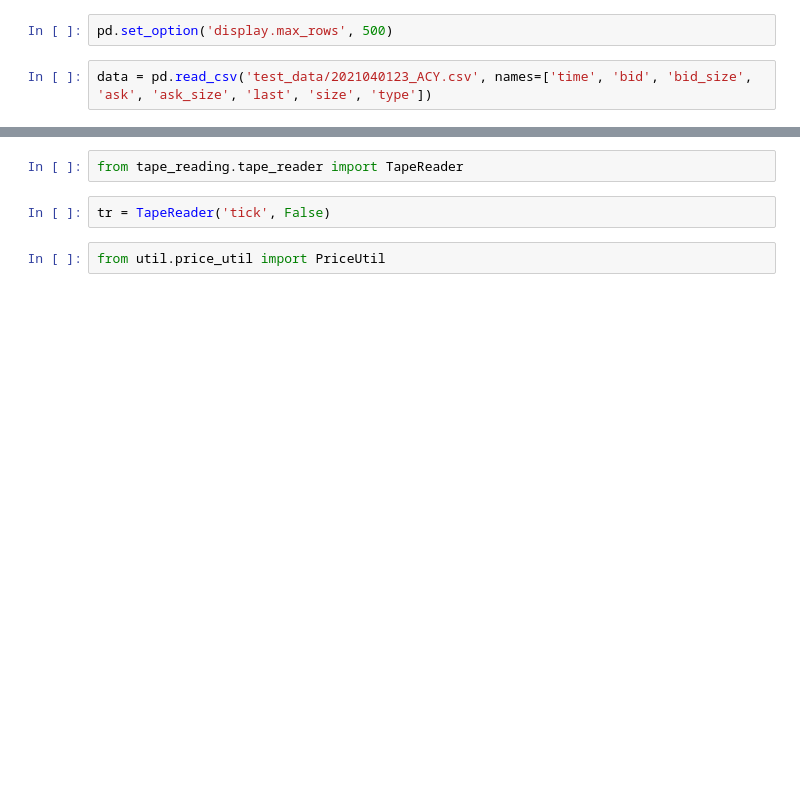
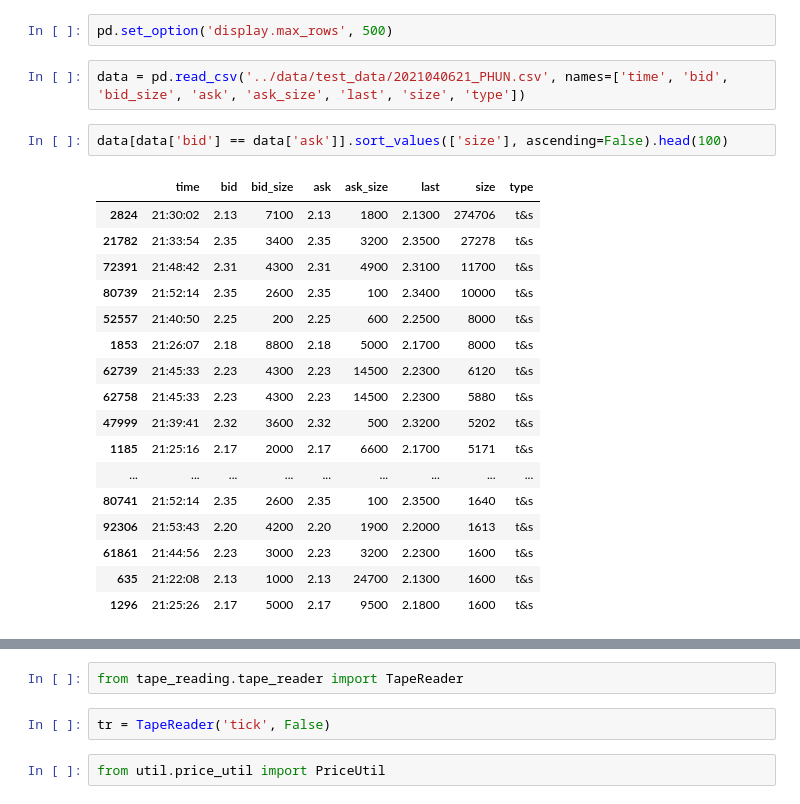
Before and after one commit to dhanushanthp/Level2Trader, a Jupyter notebook: notebooks/tape_reading.ipynb, the cells around one changed output, grey strips where cells are left out. Saved outputs shown, nothing was run; the diff lists cells and outputs as text; blank space fills up the shorter version.

```diff
--- a/notebooks/tape_reading.ipynb
+++ b/notebooks/tape_reading.ipynb
@@ -9,4 +9,24 @@ time.time()
 # %%
 pd.set_option('display.max_rows', 500)
 # %%
-data = pd.read_csv('test_data/2021040123_ACY.csv', names=['time', 'bid', 'bid_size', 'ask', 'ask_size', 'last', 'size', 'type'])
+data = pd.read_csv('../data/test_data/2021040621_PHUN.csv', names=['time', 'bid', 'bid_size', 'ask', 'ask_size', 'last', 'size', 'type'])
+# %%
+data[data['bid'] == data['ask']].sort_values(['size'], ascending=False).head(100)
+# %% [output]
+|  | time | bid | bid_size | ask | ask_size | last | size | type |
+| 2824 | 21:30:02 | 2.13 | 7100 | 2.13 | 1800 | 2.1300 | 274706 | t&s |
+| 21782 | 21:33:54 | 2.35 | 3400 | 2.35 | 3200 | 2.3500 | 27278 | t&s |
+| 72391 | 21:48:42 | 2.31 | 4300 | 2.31 | 4900 | 2.3100 | 11700 | t&s |
+| 80739 | 21:52:14 | 2.35 | 2600 | 2.35 | 100 | 2.3400 | 10000 | t&s |
+| 52557 | 21:40:50 | 2.25 | 200 | 2.25 | 600 | 2.2500 | 8000 | t&s |
+| 1853 | 21:26:07 | 2.18 | 8800 | 2.18 | 5000 | 2.1700 | 8000 | t&s |
+| 62739 | 21:45:33 | 2.23 | 4300 | 2.23 | 14500 | 2.2300 | 6120 | t&s |
+| 62758 | 21:45:33 | 2.23 | 4300 | 2.23 | 14500 | 2.2300 | 5880 | t&s |
+| 47999 | 21:39:41 | 2.32 | 3600 | 2.32 | 500 | 2.3200 | 5202 | t&s |
+| 1185 | 21:25:16 | 2.17 | 2000 | 2.17 | 6600 | 2.1700 | 5171 | t&s |
+| ... | ... | ... | ... | ... | ... | ... | ... | ... |
+| 80741 | 21:52:14 | 2.35 | 2600 | 2.35 | 100 | 2.3500 | 1640 | t&s |
+| 92306 | 21:53:43 | 2.20 | 4200 | 2.20 | 1900 | 2.2000 | 1613 | t&s |
+| 61861 | 21:44:56 | 2.23 | 3000 | 2.23 | 3200 | 2.2300 | 1600 | t&s |
+| 635 | 21:22:08 | 2.13 | 1000 | 2.13 | 24700 | 2.1300 | 1600 | t&s |
+| 1296 | 21:25:26 | 2.17 | 5000 | 2.17 | 9500 | 2.1800 | 1600 | t&s |
```
Also changed, not shown: parts of 4 cells of this notebook, 6 other files.
